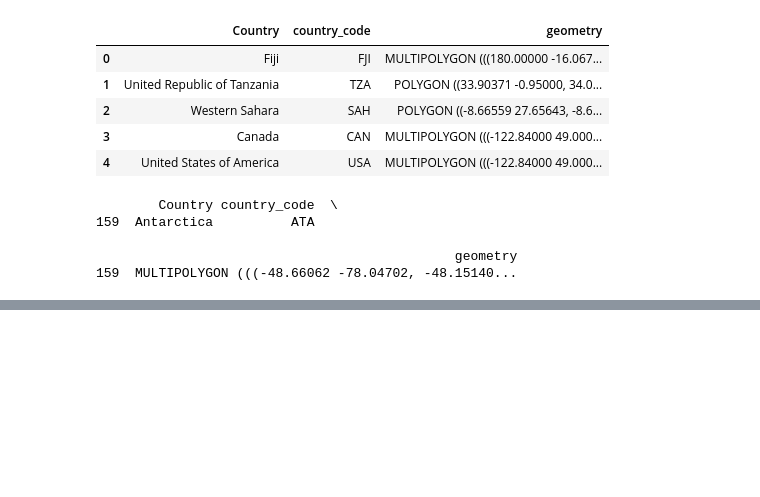
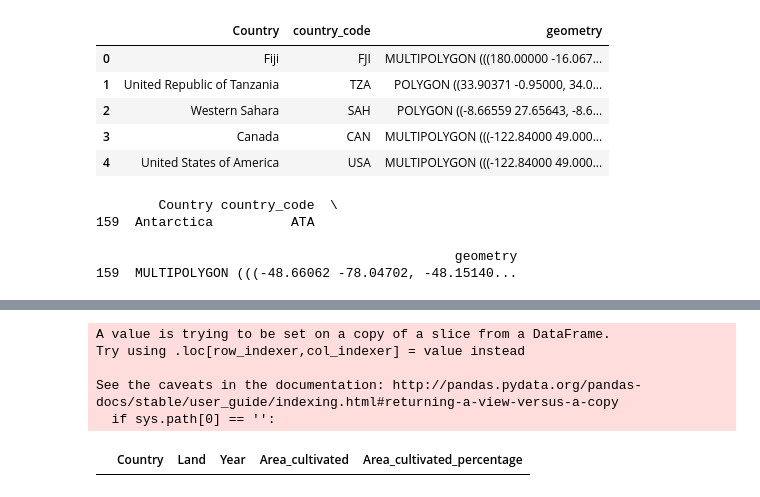
Before and after one commit to CeliaBenquet/Project_ADA, a Jupyter notebook: ada_project.ipynb, the cells around one changed output, grey strips where cells are left out. Cells and saved outputs as stored; diff of their text form; code cells hidden in the pictures; blank space fills up the shorter version.

```diff
--- a/ada_project.ipynb
+++ b/ada_project.ipynb
@@ -2074,4 +2092,30 @@ be used. For more information on building and running Bokeh applications, see:
     https://docs.bokeh.org/en/latest/docs/user_guide/server.html
 [interactive output not drawn]
 [interactive output not drawn]
+# %%
+#if you want to change the products printed : can use 'crops_totals_area' instead
+crops_area = crops_indiv_area.copy()
+
+#clean the ab dataframe obtained from crop:
+cropsCountries_area = crops_area.where(crops_area['year']>1994).dropna().astype({'year':'int64'})
+cropsCountries_area = cropsCountries_area.drop(['unit', 'element'], axis=1)\
+                                           .rename(columns={"value": "Area_cultivated","country_or_area": "Country", "year":"Year"})
+#Sum up all categories:
+cropsCountries_area_total = cropsCountries_area.groupby(['Country', 'Year']).Area_cultivated.agg(sum).reset_index()
+
+#merge with the land datafram to do the percentage (area cultivated over total area of the country times 100)
+land_areas['Land']=pd.to_numeric(land_areas['Land'],errors='coerce')
+cropsCountries_area_total = land_areas.merge(cropsCountries_area_total, on='Country')
+cropsCountries_area_total['Area_cultivated_percentage'] = cropsCountries_area_total['Area_cultivated']/cropsCountries_area_total['Land']
+
+#Look at strange high percentage:
+a=cropsCountries_area_total[cropsCountries_area_total['Area_cultivated_percentage']>2]
+a.drop_duplicates()
+# %% [output]
+A value is trying to be set on a copy of a slice from a DataFrame.
+Try using .loc[row_indexer,col_indexer] = value instead
+
+See the caveats in the documentation: http://pandas.pydata.org/pandas-docs/stable/user_guide/indexing.html#returning-a-view-versus-a-copy
+  if sys.path[0] == '':
+|  | Country | Land | Year | Area_cultivated | Area_cultivated_percentage |
 # %%
```
Also changed, not shown: parts of 12 cells of this notebook.
